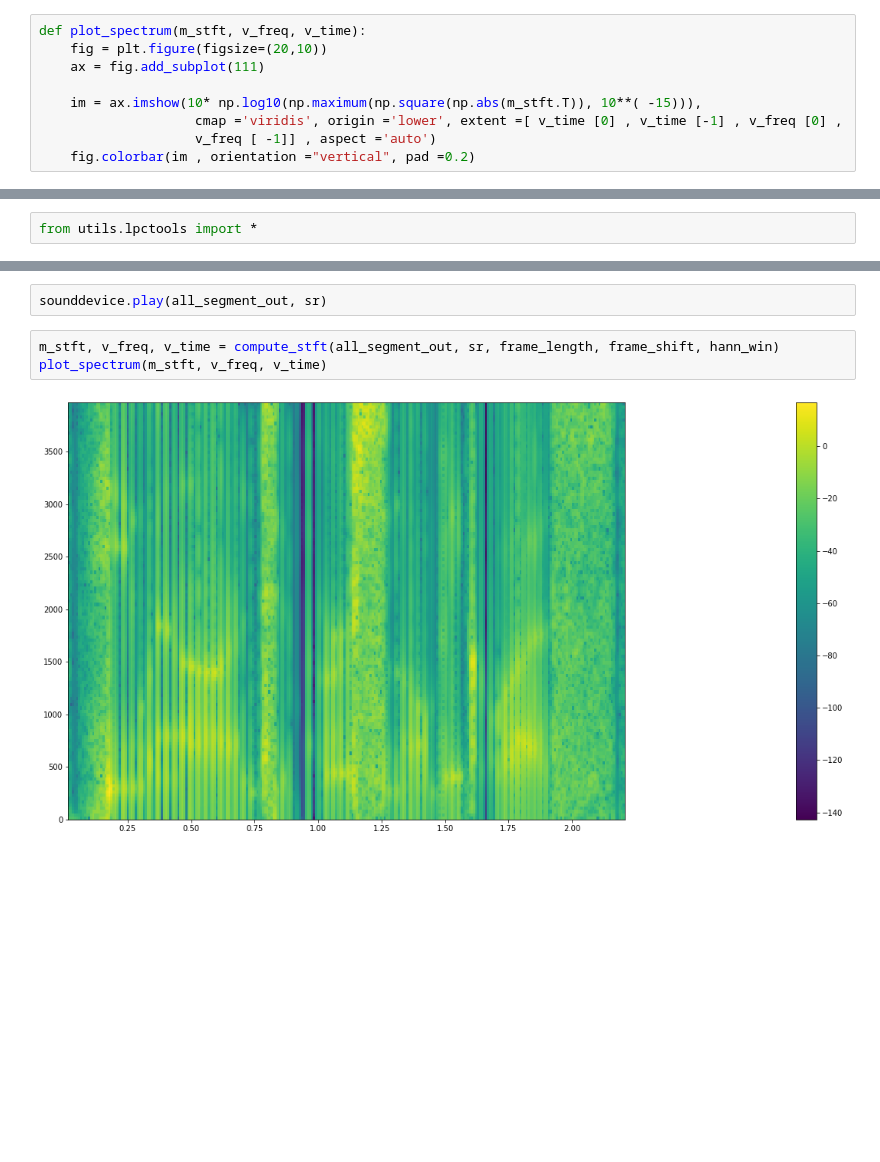
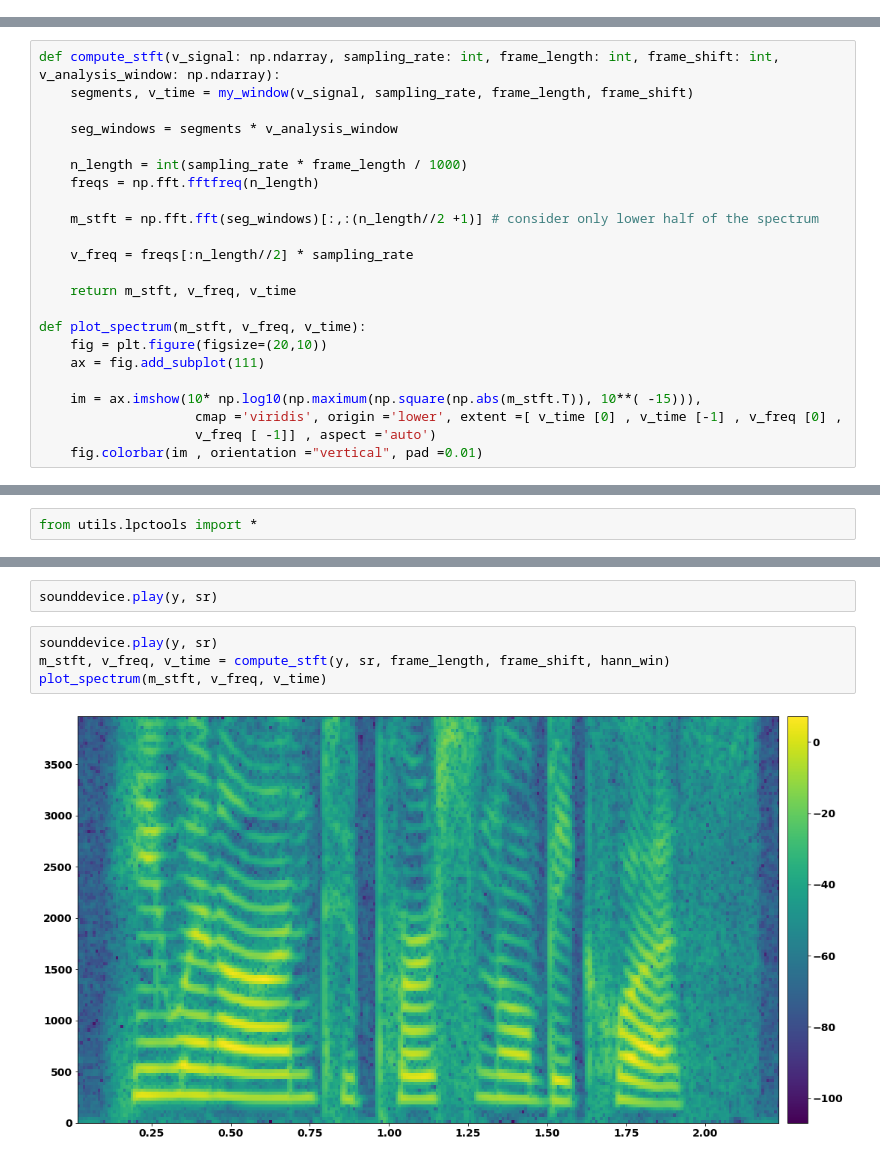
Before and after one commit to nilesh0109/Speech-signal-Processing, a Jupyter notebook: Exercise 4.ipynb, the cells around one changed output, grey strips where cells are left out. Cells and saved outputs as stored; diff of their text form; blank space fills up the shorter version.

```diff
--- a/Exercise 4.ipynb
+++ b/Exercise 4.ipynb
@@ -68,12 +40,3 @@ def compute_stft(v_signal: np.ndarray, sampling_rate: int, frame_length: int, fr
-# %%
-def plot_spectrum(m_stft, v_freq, v_time):
-    fig = plt.figure(figsize=(20,10))
-    ax = fig.add_subplot(111)
-
-    im = ax.imshow(10* np.log10(np.maximum(np.square(np.abs(m_stft.T)), 10**( -15))),
-                    cmap ='viridis', origin ='lower', extent =[ v_time [0] , v_time [-1] , v_freq [0] ,
-                    v_freq [ -1]] , aspect ='auto')
-    fig.colorbar(im , orientation ="vertical", pad =0.2)
 # %%
 frame_length = 32
 frame_shift = 8
@@ -107,3 +109,26 @@ decision_segments = np.apply_along_axis(is_voiced, 1, segments, 0.35)
+# %%
+def compute_stft(v_signal: np.ndarray, sampling_rate: int, frame_length: int, frame_shift: int, v_analysis_window: np.ndarray):
+    segments, v_time = my_window(v_signal, sampling_rate, frame_length, frame_shift)
+
+    seg_windows = segments * v_analysis_window
+
+    n_length = int(sampling_rate * frame_length / 1000)
+    freqs = np.fft.fftfreq(n_length)
+
+    m_stft = np.fft.fft(seg_windows)[:,:(n_length//2 +1)] # consider only lower half of the spectrum
+
+    v_freq = freqs[:n_length//2] * sampling_rate
+
+    return m_stft, v_freq, v_time
+
+def plot_spectrum(m_stft, v_freq, v_time):
+    fig = plt.figure(figsize=(20,10))
+    ax = fig.add_subplot(111)
+
+    im = ax.imshow(10* np.log10(np.maximum(np.square(np.abs(m_stft.T)), 10**( -15))),
+                    cmap ='viridis', origin ='lower', extent =[ v_time [0] , v_time [-1] , v_freq [0] ,
+                    v_freq [ -1]] , aspect ='auto')
+    fig.colorbar(im , orientation ="vertical", pad =0.01)
 # %%
 m_stft, v_freq, v_time = compute_stft(y, sr, frame_length, frame_shift, hann_win)
 plot_spectrum(m_stft, v_freq, v_time)
@@ -424,7 +491,8 @@ all_segment_out = np.array(all_segment_out).reshape(-1)
 # %%
-sounddevice.play(all_segment_out, sr)
+sounddevice.play(y, sr)
 # %%
-m_stft, v_freq, v_time = compute_stft(all_segment_out, sr, frame_length, frame_shift, hann_win)
+sounddevice.play(y, sr)
+m_stft, v_freq, v_time = compute_stft(y, sr, frame_length, frame_shift, hann_win)
 plot_spectrum(m_stft, v_freq, v_time)
 # %% [output]
-[figure, old version]
+[figure, new version]
```
Also changed, not shown: parts of 119 cells of this notebook, 1 other file.
